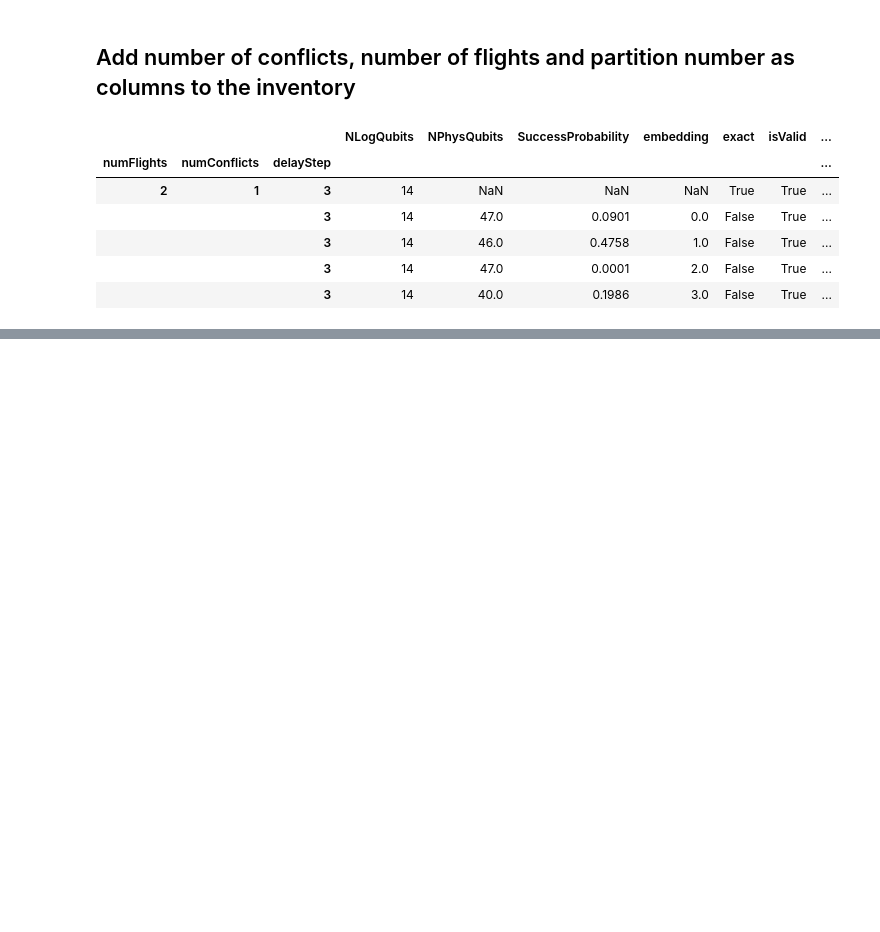
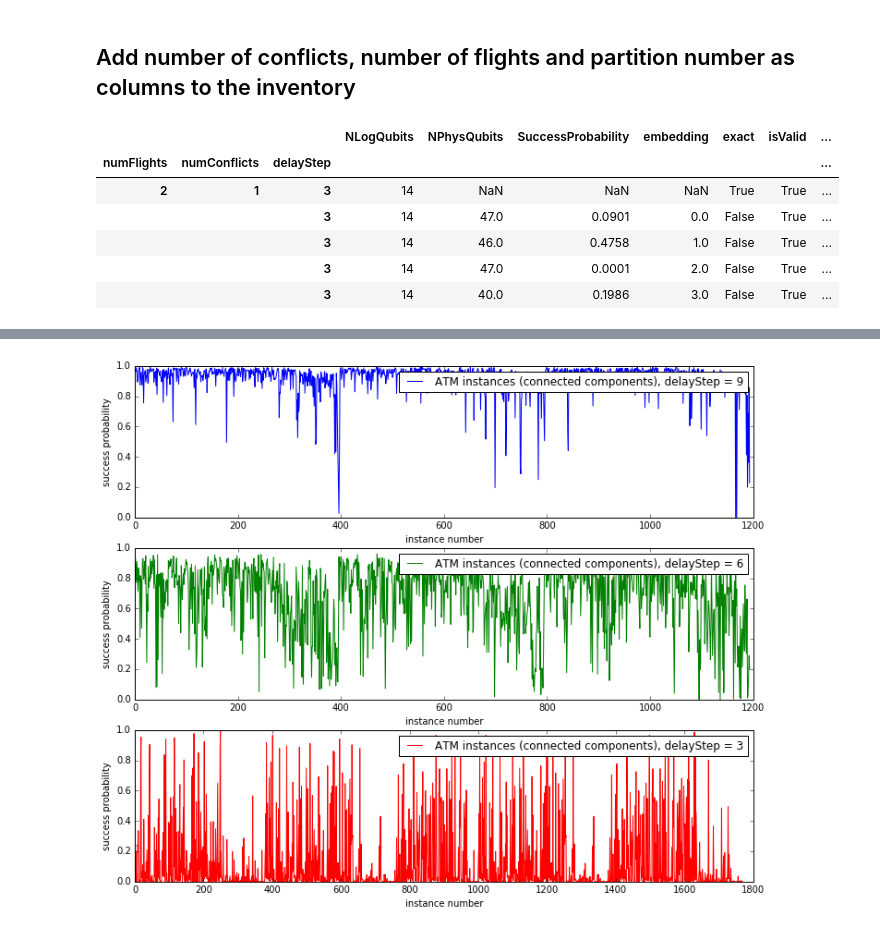
Before and after one commit to ventugithub/QCFATM, a Jupyter notebook: code/departureDelayModel/analysis/analysis.ipynb, the cells around one changed output, grey strips where cells are left out. Drawn from its saved outputs; the diff is of its cells as text; code cells hidden in the pictures; blank space fills up the shorter version.

```diff
--- a/code/departureDelayModel/analysis/analysis.ipynb
+++ b/code/departureDelayModel/analysis/analysis.ipynb
@@ -123,0 +128,36 @@ inventoryProcessed.set_index(['numFlights', 'numConflicts', 'delayStep']).head()
+# %%
+dvalid = iv[iv['isValid']==True]
+dd = dvalid.reset_index()
+ddd = dd[dd.instance.apply(lambda e: "_d9" in e)]
+successProb_d9 = ddd['SuccessProbability'].dropna().values
+
+ddd = dd[dd.instance.apply(lambda e: "_d6" in e)]
+successProb_d6 = ddd['SuccessProbability'].dropna().values
+
+ddd = dd[dd.instance.apply(lambda e: "_d3" in e)]
+successProb_d3 = ddd['SuccessProbability'].dropna().values
+# %%
+fig = plt.figure(figsize=(12,10))
+ax1 = fig.add_subplot(3, 1, 1)
+ax1.set_xlabel('instance number')
+ax1.set_ylabel('success probability')
+
+ax2 = fig.add_subplot(3, 1, 2)
+ax2.set_xlabel('instance number')
+ax2.set_ylabel('success probability')
+
+ax3 = fig.add_subplot(3, 1, 3)
+ax3.set_xlabel('instance number')
+ax3.set_ylabel('success probability')
+
+ax1.plot(successProb_d9, label='ATM instances (connected components), delayStep = 9');
+ax2.plot(successProb_d6, c='g', label='ATM instances (connected components), delayStep = 6');
+ax3.plot(successProb_d3, c='r', label='ATM instances (connected components), delayStep = 3');
+
+ax1.legend()
+ax2.legend()
+ax3.legend()
+
+plt.show();
+# %% [output]
+[figure, added]
```
Also changed, not shown: parts of 21 cells of this notebook.
